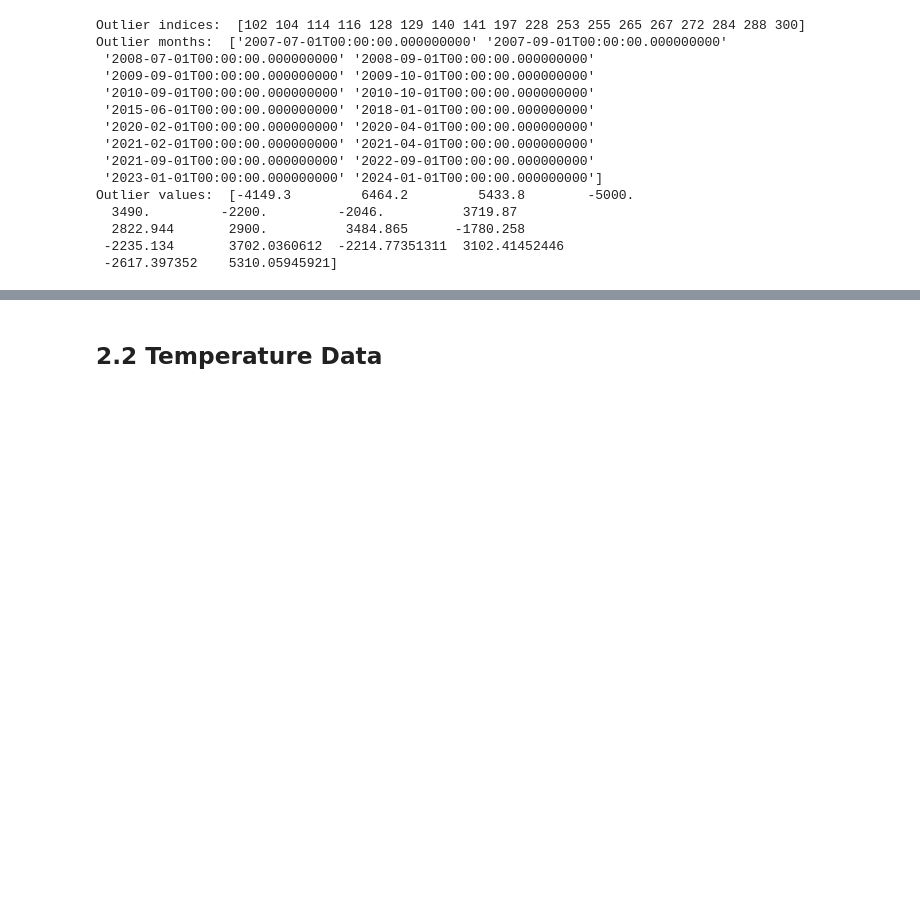
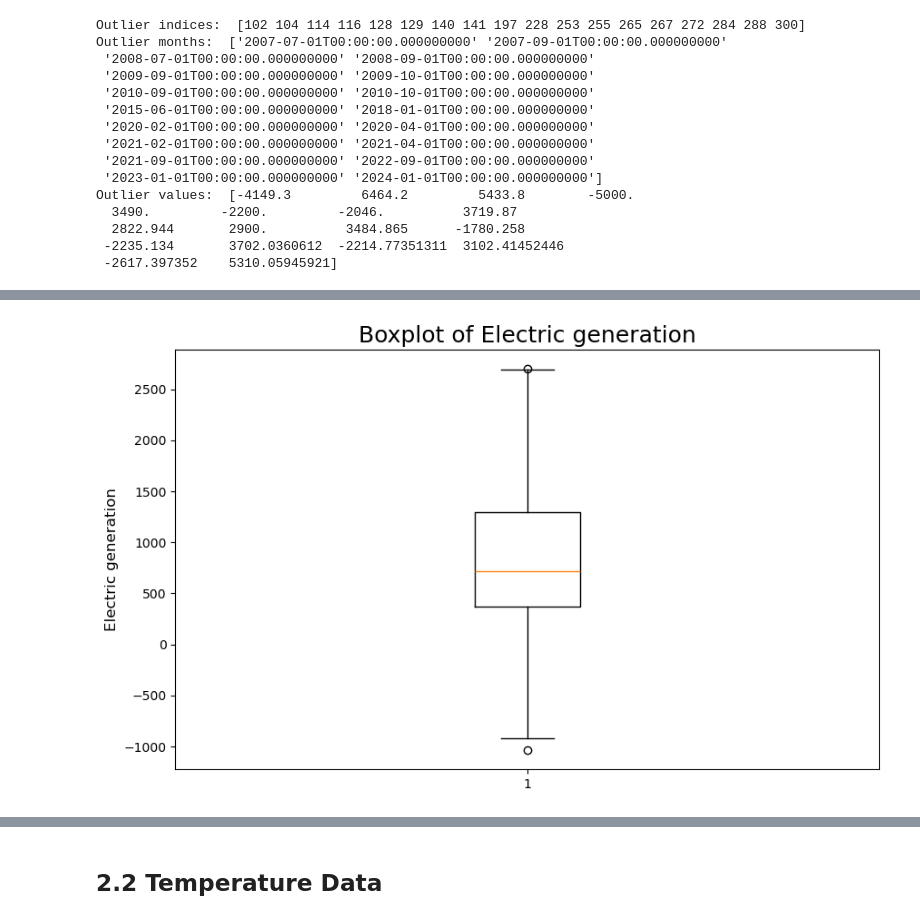
Before and after one commit to phatdtvdvt/Electricity-generation-predictor, a Jupyter notebook: [Part 2] Feature_Engineering_Tuan.ipynb, the cells around one changed output, grey strips where cells are left out. Saved outputs shown, nothing was run; the diff lists cells and outputs as text; code cells hidden in the pictures; blank space fills up the shorter version.

```diff
--- a/[Part 2] Feature_Engineering_Tuan.ipynb
+++ b/[Part 2] Feature_Engineering_Tuan.ipynb
@@ -141,0 +202,10 @@ Outlier values:  [-4149.3         6464.2         5433.8        -5000.
+# %%
+electric_diff = electricity_df['Generation'][12:].values - electricity_df['Generation'][:-12].values
+
+plt.figure(figsize=(10, 6))
+plt.boxplot(electric_diff)
+plt.ylabel("Electric generation", fontsize=12)
+plt.title("Boxplot of Electric generation", fontsize=18)
+plt.show()
+# %% [output]
+[figure, added]
```
Also changed, not shown: parts of 41 cells of this notebook, 13 other files.
